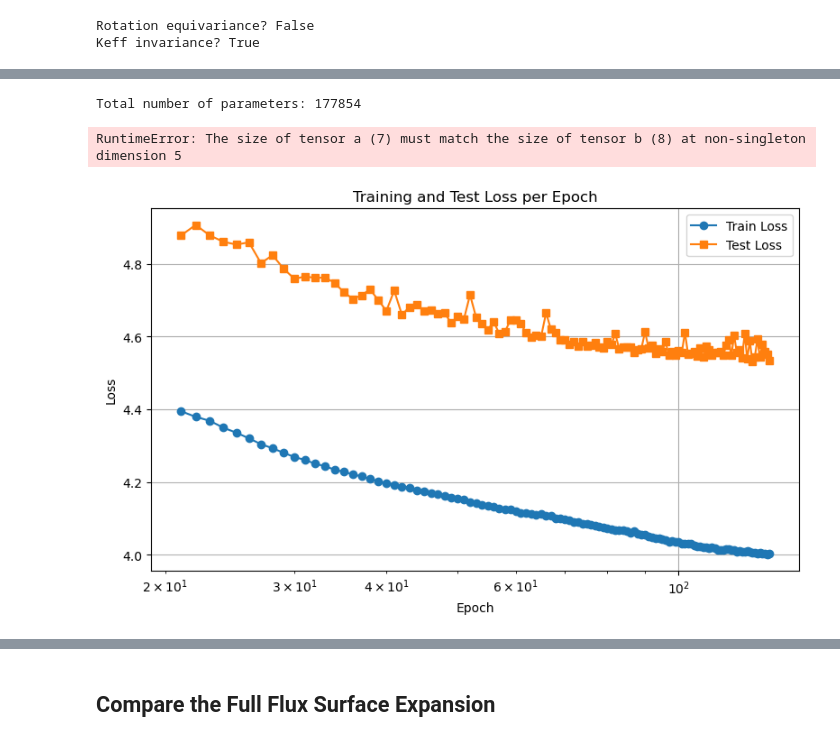
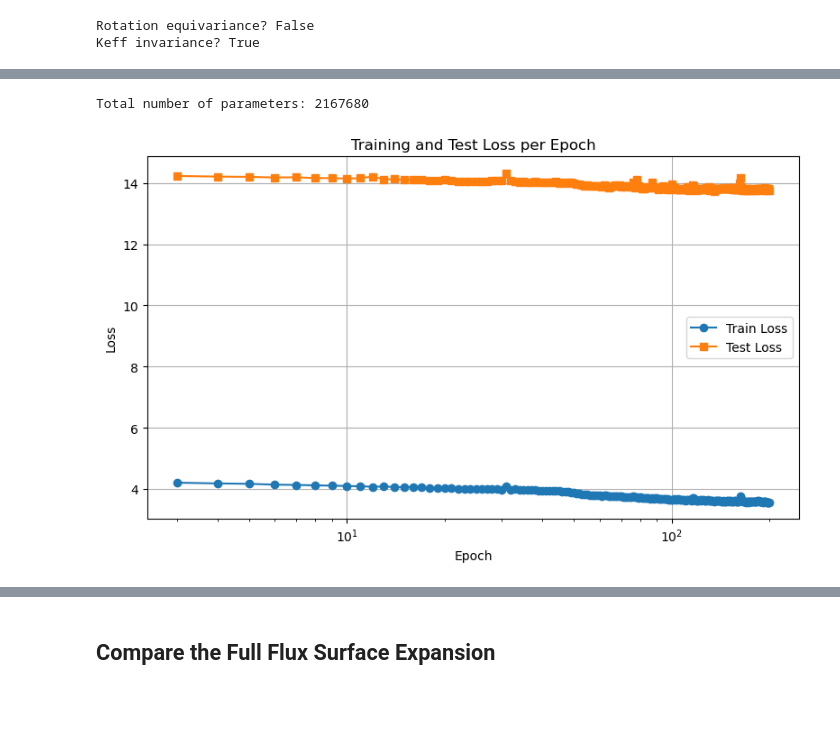
Before and after one commit to mlouis9/pincell_moment_utils, a Jupyter notebook: ml_model/new_equivariant_model.ipynb, the cells around one changed output, grey strips where cells are left out. Saved outputs shown, nothing was run; the diff lists cells and outputs as text; code cells hidden in the pictures; blank space fills up the shorter version.

Commit message:
Initial implementation of large model parameters

```diff
--- a/ml_model/new_equivariant_model.ipynb
+++ b/ml_model/new_equivariant_model.ipynb
@@ -6,7 +6,7 @@ dataset_path = '../dataset_generation/full_dataset/dataset.zarr'
 # Open the dataset in read mode
 root = zarr.open_group(dataset_path, mode='r')
 
-dataset_size = 1000
+dataset_size = 10000
 
 # Access the arrays
 X_flux = root["X_flux_coeffs"][:dataset_size]
@@ -798,7 +785,7 @@ train_set = TensorDataset(X_flux_train, X_wts_train, Y_flux_train, Y_pow_train,
 test_set  = TensorDataset(X_flux_test,  X_wts_test,  Y_flux_test,  Y_pow_test,  Y_keff_test,  Y_wts_test)
 
 # === 2. Create DataLoaders ===
-batch_size = 100
+batch_size = 1000
 
 train_loader = DataLoader(train_set, batch_size=batch_size)  # full-batch for now
 test_loader = DataLoader(test_set, batch_size=len(test_set))
@@ -808,23 +795,25 @@ X_flux_train, X_wts_train, Y_flux_train, Y_pow_train, Y_keff_train, Y_wts_train
 
 # === 4. Instantiate model with shape info ===
 X_input_dim = X_flux_train.view(X_flux_train.size(0), -1).size(1) + X_wts_train.size(1)
-hidden = 6
-hidden_dim = 8
-embedding = 8
+hidden_encoder = 64 # Number of channels in first layer of convolution
+hidden_decoder = 48
+hidden = 48
+hidden_dim = 128
+embedding = 48
 model = EquivariantModel(
-    hidden_encoder=hidden,
+    hidden_encoder=hidden_encoder,
     encoder_out=embedding,
     option='downsample',
     num_encoder_layers=2,
     gnn_hidden=embedding,
     gnn_out=embedding,
     num_gnn_layers=3,
-    hidden_decoder_channels=hidden,
+    hidden_decoder_channels=hidden_decoder,
     hidden_decoder_coef=hidden_dim,
     hidden_decoder_keff=hidden_dim,
     hidden_decoder_pow=hidden_dim,
-    num_decoder_layers=2,
-    kernel_dim=5
+    num_decoder_layers=4,
+    kernel_dim=3
 ).to(device)
 
 # Weight initialization
@@ -847,14 +836,14 @@ model.apply(init_weights)
 num_params = sum(p.numel() for p in model.parameters())
 print(f"Total number of parameters: {num_params}")
 # %% [output]
-Total number of parameters: 177854
+Total number of parameters: 2167680
 # %%
 from tqdm import tqdm
 
 epochs = 200
 steps_per_epoch = len(train_loader)
 
-optimizer = torch.optim.Adam(model.parameters(), lr=1e-3)
+optimizer = torch.optim.AdamW(model.parameters(), lr=1e-2)
 # schedule = torch.optim.lr_scheduler.CosineAnnealingLR(
 #     optimizer,
 #     T_max=1000,
@@ -873,7 +862,7 @@ scheduler = torch.optim.lr_scheduler.ReduceLROnPlateau(
     optimizer,
     mode='min',              # or 'max'
     factor=0.5,              # new_lr = lr * factor
-    patience=10,             # wait 10 epochs before reducing
+    patience=5,             # wait 10 epochs before reducing
     threshold=1e-4,          # minimum change to count as improvement
     min_lr=1e-6,             # don’t go lower than this
 )
@@ -931,30 +920,28 @@ with torch.no_grad():
         test_loss = compute_loss(pred_test, Y_flux_test, Y_pow_test, Y_keff_test, Y_wts_test)
 
 print(f"Final Test Loss: {test_loss.item():.4f}")
-# %% [output]
-RuntimeError: The size of tensor a (7) must match the size of tensor b (8) at non-singleton dimension 5
 # %%
 import matplotlib.pyplot as plt
 
 epochs = range(1, len(train_losses) + 1)
 
 # Skip the very large initial training error
-start_idx = 20
+start_idx = 2
 plt.figure(figsize=(8, 5))
 plt.plot(epochs[start_idx:], train_losses[start_idx:], label='Train Loss', marker='o')
 plt.plot(epochs[start_idx:], test_losses[start_idx:], label='Test Loss', marker='s')
 # plt.yscale('log')
 plt.xscale('log')
 plt.xlabel('Epoch')
 plt.ylabel('Loss')
 plt.title('Training and Test Loss per Epoch')
 plt.legend()
 plt.grid()
 plt.tight_layout()
 plt.savefig("loss_curve.png", dpi=300)
 plt.show()
 # %% [output]
-[figure, old version]
+[figure, new version]
 # %%
 class ScaledModelWrapper:
     def __init__(self, model, scalers, device="cpu"):
```
Also changed, not shown: parts of 14 cells of this notebook.
